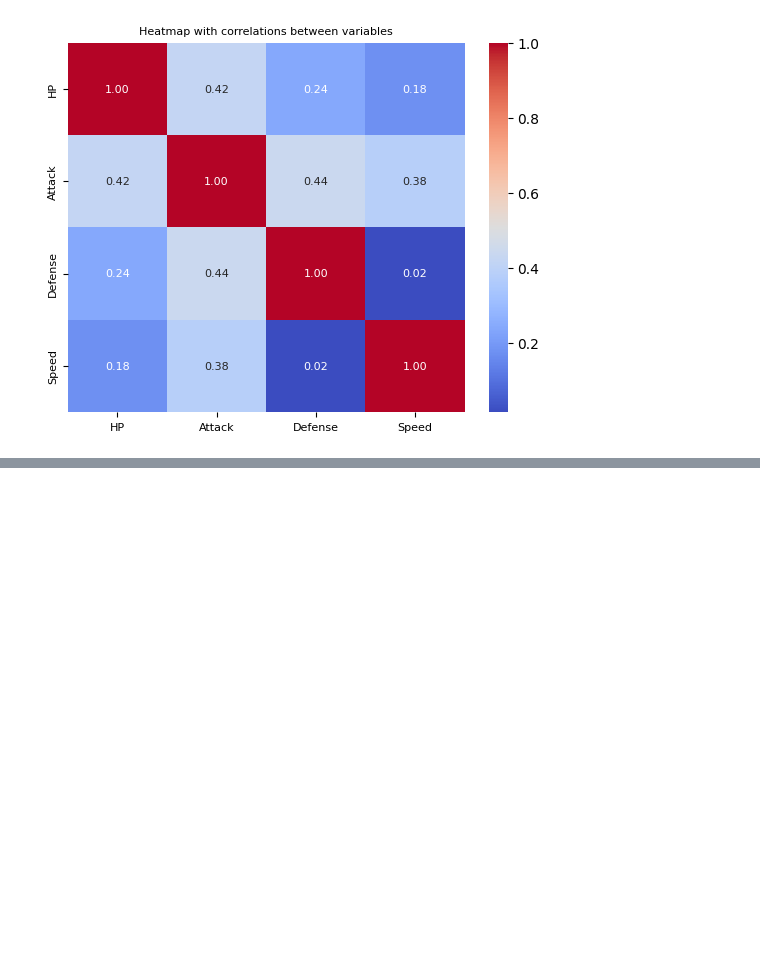
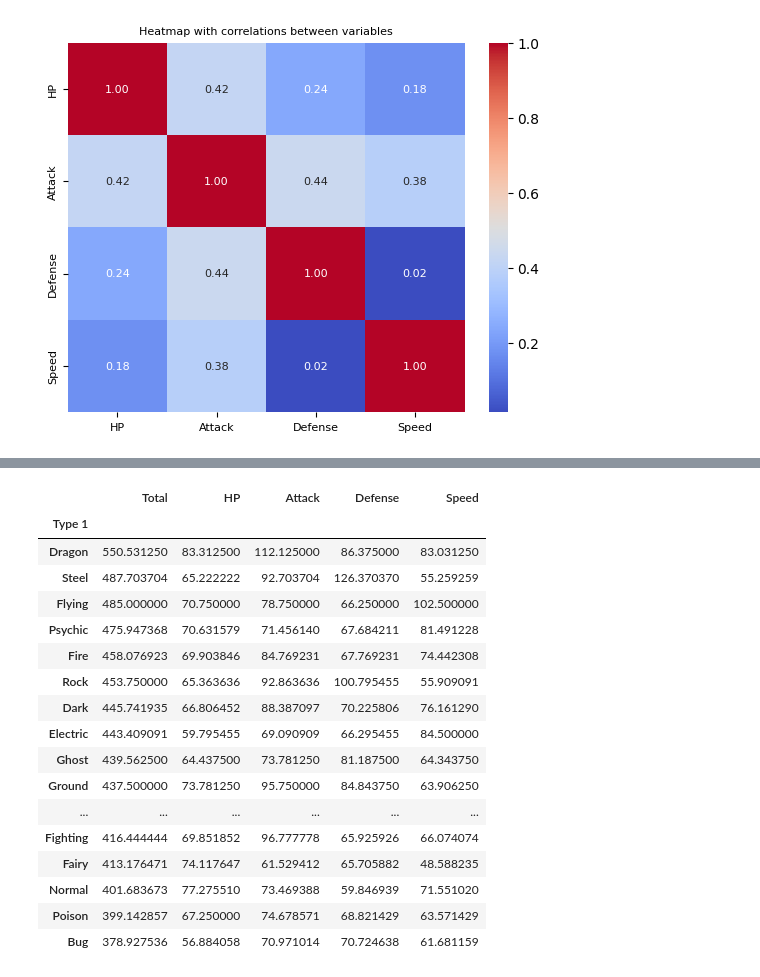
Before and after one commit to Kubix-commits/Wizualizacja-Danych, a Jupyter notebook: Projekt - wizualizacja/Wizualizacja danych.ipynb, the cells around one changed output, grey strips where cells are left out. Saved outputs shown, nothing was run; the diff lists cells and outputs as text; code cells hidden in the pictures; blank space fills up the shorter version.

```diff
--- a/Projekt - wizualizacja/Wizualizacja danych.ipynb
+++ b/Projekt - wizualizacja/Wizualizacja danych.ipynb
@@ -148,0 +168,22 @@ Name: count, dtype: int64
+# %%
+grouped_dane = dane.groupby('Type 1').agg({'Total': 'mean', 'HP' : 'mean', 'Attack': 'mean', 'Defense': 'mean', 'Speed': 'mean'}).sort_values(by='Total', ascending=False)
+grouped_dane
+# %% [output]
+|  | Total | HP | Attack | Defense | Speed |
+| Type 1 |  |  |  |  |  |
+| Dragon | 550.531250 | 83.312500 | 112.125000 | 86.375000 | 83.031250 |
+| Steel | 487.703704 | 65.222222 | 92.703704 | 126.370370 | 55.259259 |
+| Flying | 485.000000 | 70.750000 | 78.750000 | 66.250000 | 102.500000 |
+| Psychic | 475.947368 | 70.631579 | 71.456140 | 67.684211 | 81.491228 |
+| Fire | 458.076923 | 69.903846 | 84.769231 | 67.769231 | 74.442308 |
+| Rock | 453.750000 | 65.363636 | 92.863636 | 100.795455 | 55.909091 |
+| Dark | 445.741935 | 66.806452 | 88.387097 | 70.225806 | 76.161290 |
+| Electric | 443.409091 | 59.795455 | 69.090909 | 66.295455 | 84.500000 |
+| Ghost | 439.562500 | 64.437500 | 73.781250 | 81.187500 | 64.343750 |
+| Ground | 437.500000 | 73.781250 | 95.750000 | 84.843750 | 63.906250 |
+| ... | ... | ... | ... | ... | ... |
+| Fighting | 416.444444 | 69.851852 | 96.777778 | 65.925926 | 66.074074 |
+| Fairy | 413.176471 | 74.117647 | 61.529412 | 65.705882 | 48.588235 |
+| Normal | 401.683673 | 77.275510 | 73.469388 | 59.846939 | 71.551020 |
+| Poison | 399.142857 | 67.250000 | 74.678571 | 68.821429 | 63.571429 |
+| Bug | 378.927536 | 56.884058 | 70.971014 | 70.724638 | 61.681159 |
```
Also changed, not shown: parts of 8 cells of this notebook.
